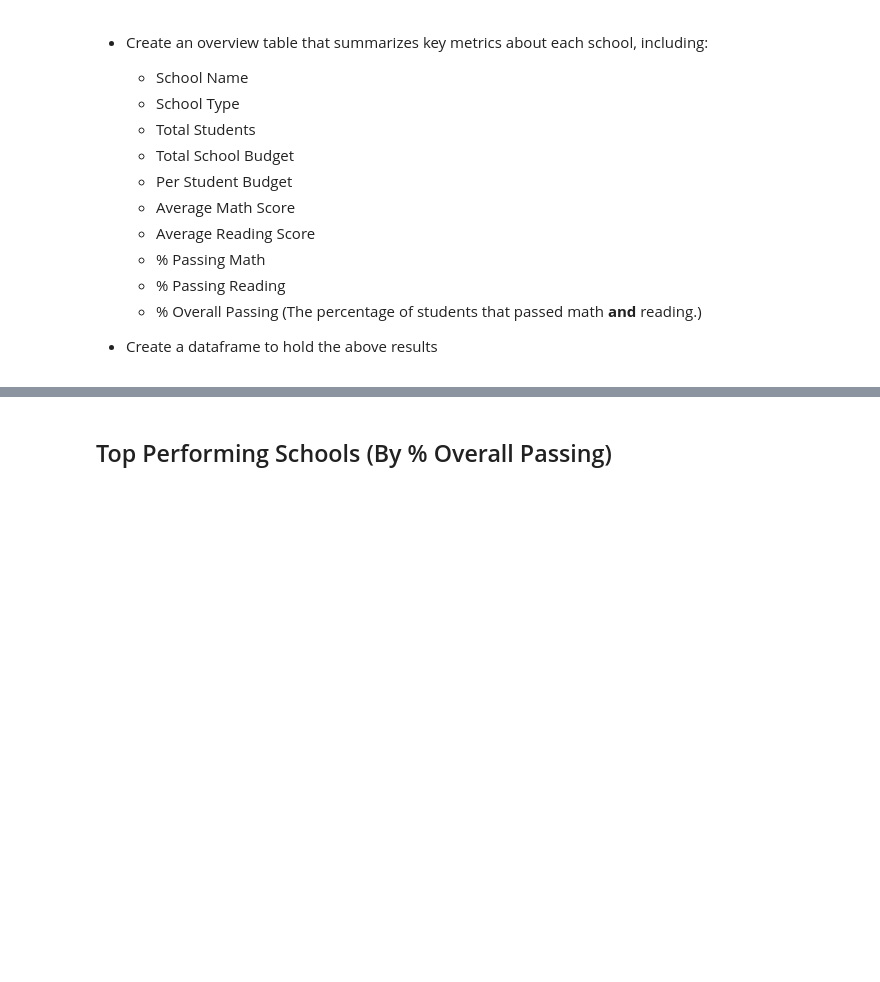
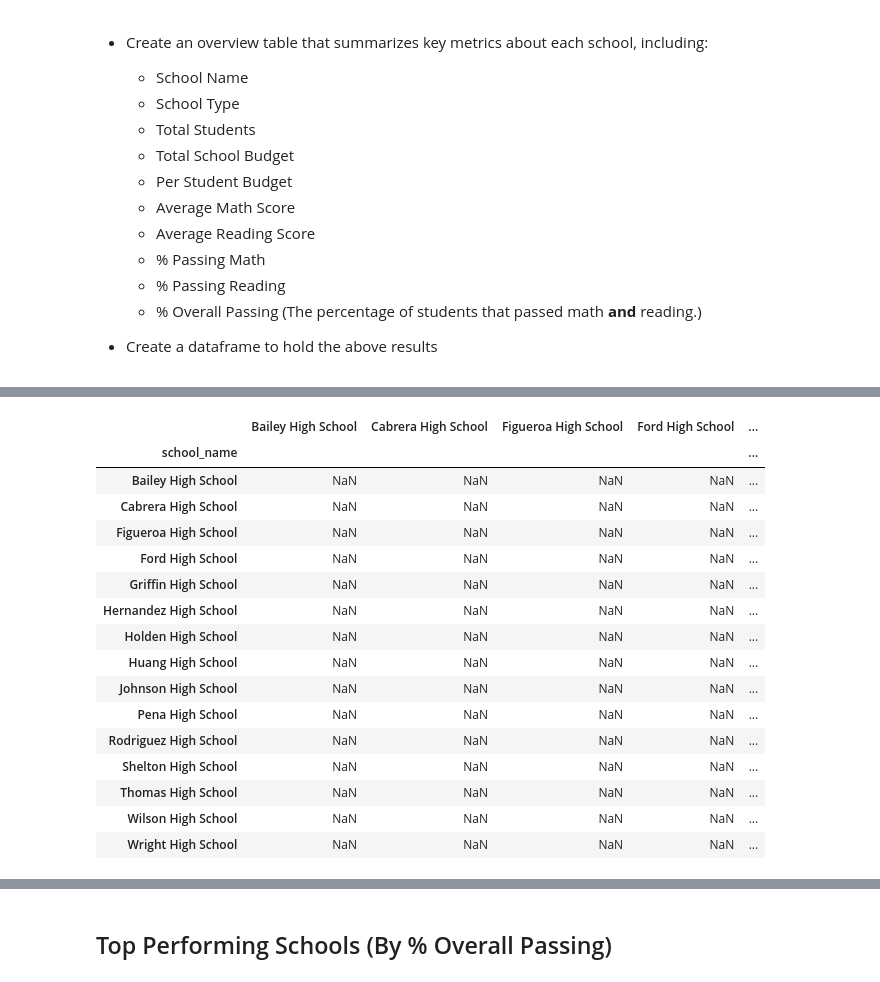
Before and after one commit to j-eikens/pandas-challenge, a Jupyter notebook: PyCitySchools/PyCitySchools_starter.ipynb, the cells around one changed output, grey strips where cells are left out. Saved outputs shown, nothing was run; the diff lists cells and outputs as text; code cells hidden in the pictures; blank space fills up the shorter version.

```diff
--- a/PyCitySchools/PyCitySchools_starter.ipynb
+++ b/PyCitySchools/PyCitySchools_starter.ipynb
@@ -179,0 +249,27 @@ district_summary_df
+# %%
+#creating columns for summary data table
+reading_score_average = group_df["reading_score"].mean()
+math_score_average = group_df['math_score'].mean()
+total_students = group_df['Student ID'].count()
+count_math_pass = group_df[["Math Pass/Fail"]].count()
+percent_math_pass = count_math_pass / total_students * 100
+# %%
+percent_math_pass
+# %% [output]
+|  | Bailey High School | Cabrera High School | Figueroa High School | Ford High School | ... |
+| school_name |  |  |  |  | ... |
+| Bailey High School | NaN | NaN | NaN | NaN | ... |
+| Cabrera High School | NaN | NaN | NaN | NaN | ... |
+| Figueroa High School | NaN | NaN | NaN | NaN | ... |
+| Ford High School | NaN | NaN | NaN | NaN | ... |
+| Griffin High School | NaN | NaN | NaN | NaN | ... |
+| Hernandez High School | NaN | NaN | NaN | NaN | ... |
+| Holden High School | NaN | NaN | NaN | NaN | ... |
+| Huang High School | NaN | NaN | NaN | NaN | ... |
+| Johnson High School | NaN | NaN | NaN | NaN | ... |
+| Pena High School | NaN | NaN | NaN | NaN | ... |
+| Rodriguez High School | NaN | NaN | NaN | NaN | ... |
+| Shelton High School | NaN | NaN | NaN | NaN | ... |
+| Thomas High School | NaN | NaN | NaN | NaN | ... |
+| Wilson High School | NaN | NaN | NaN | NaN | ... |
+| Wright High School | NaN | NaN | NaN | NaN | ... |
```
Also changed, not shown: parts of 21 cells of this notebook.
